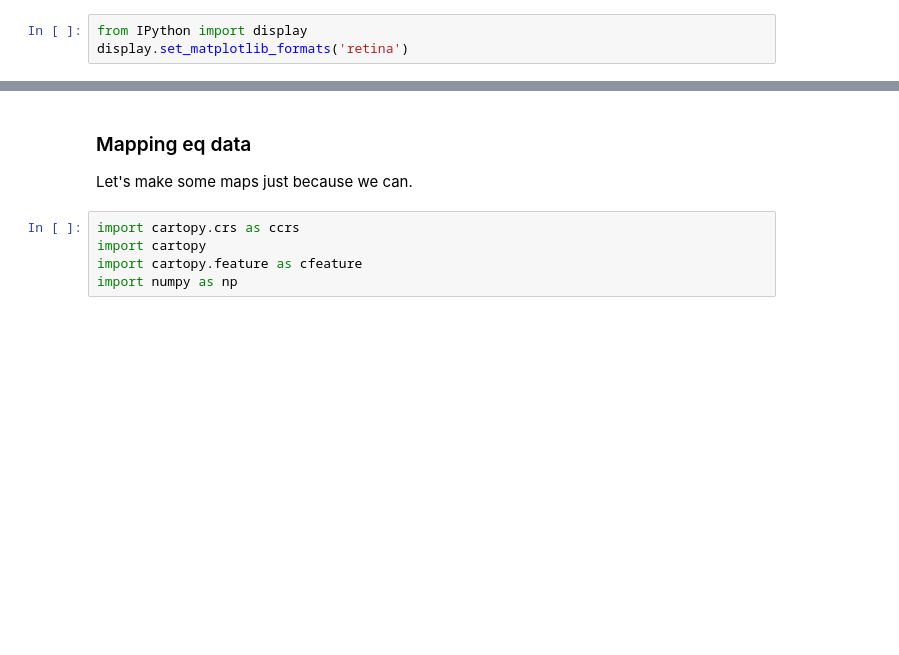
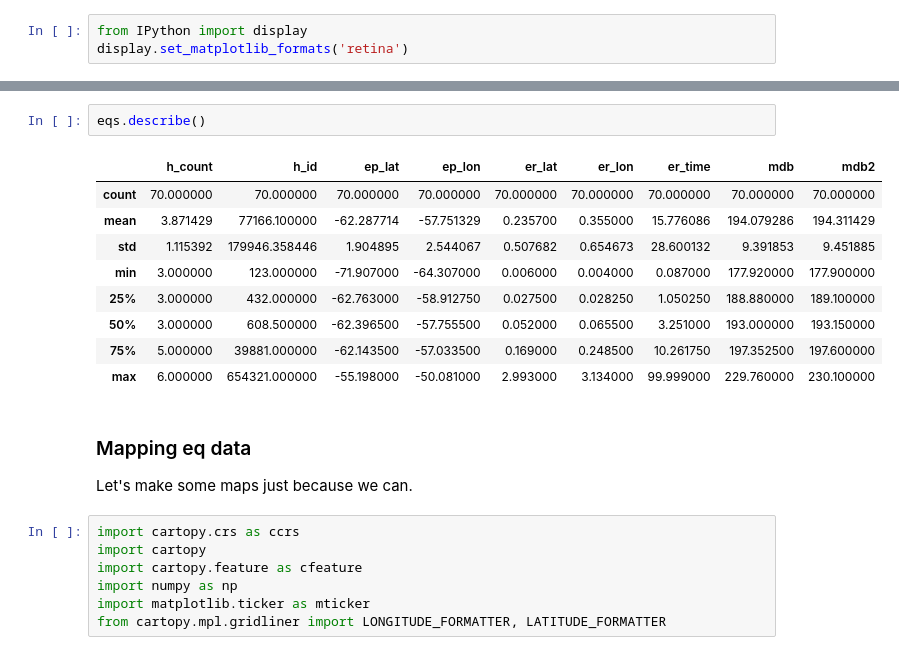
Before and after one commit to daxsoule/bravoseis, a Jupyter notebook: notebooks/hydroacoustic_plots.ipynb, the cells around one changed output, grey strips where cells are left out. Saved outputs shown, nothing was run; the diff lists cells and outputs as text; blank space fills up the shorter version.

```diff
--- a/notebooks/hydroacoustic_plots.ipynb
+++ b/notebooks/hydroacoustic_plots.ipynb
@@ -16,3 +33,15 @@ eqs.head()
+# %%
+eqs.describe()
+# %% [output]
+|  | h_count | h_id | ep_lat | ep_lon | er_lat | er_lon | er_time | mdb | mdb2 |
+| count | 70.000000 | 70.000000 | 70.000000 | 70.000000 | 70.000000 | 70.000000 | 70.000000 | 70.000000 | 70.000000 |
+| mean | 3.871429 | 77166.100000 | -62.287714 | -57.751329 | 0.235700 | 0.355000 | 15.776086 | 194.079286 | 194.311429 |
+| std | 1.115392 | 179946.358446 | 1.904895 | 2.544067 | 0.507682 | 0.654673 | 28.600132 | 9.391853 | 9.451885 |
+| min | 3.000000 | 123.000000 | -71.907000 | -64.307000 | 0.006000 | 0.004000 | 0.087000 | 177.920000 | 177.900000 |
+| 25% | 3.000000 | 432.000000 | -62.763000 | -58.912750 | 0.027500 | 0.028250 | 1.050250 | 188.880000 | 189.100000 |
+| 50% | 3.000000 | 608.500000 | -62.396500 | -57.755500 | 0.052000 | 0.065500 | 3.251000 | 193.000000 | 193.150000 |
+| 75% | 5.000000 | 39881.000000 | -62.143500 | -57.033500 | 0.169000 | 0.248500 | 10.261750 | 197.352500 | 197.600000 |
+| max | 6.000000 | 654321.000000 | -55.198000 | -50.081000 | 2.993000 | 3.134000 | 99.999000 | 229.760000 | 230.100000 |
 # %% [markdown]
 ### Mapping eq data
 Let's make some maps just because we can.
@@ -21,5 +50,7 @@ import cartopy.crs as ccrs
 import cartopy
 import cartopy.feature as cfeature
 import numpy as np
+import matplotlib.ticker as mticker
+from cartopy.mpl.gridliner import LONGITUDE_FORMATTER, LATITUDE_FORMATTER
 # %%
 ax = plt.axes(projection=ccrs.UTM(21, southern_hemisphere=True, globe=None))
```
Also changed, not shown: parts of 6 cells of this notebook, 2 other files.
